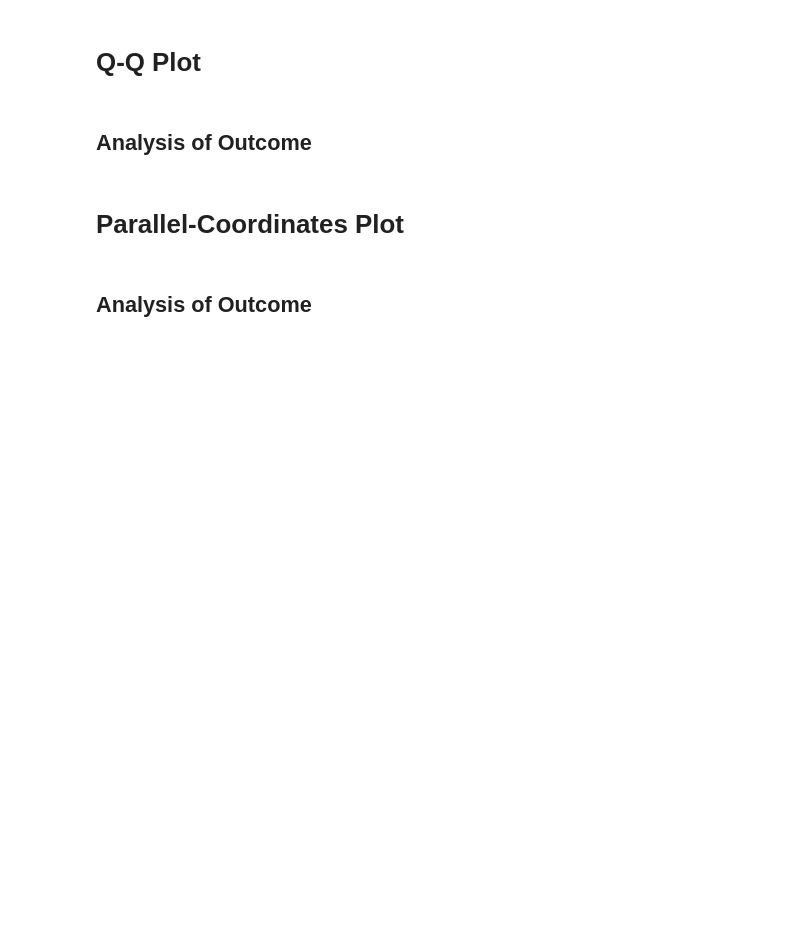
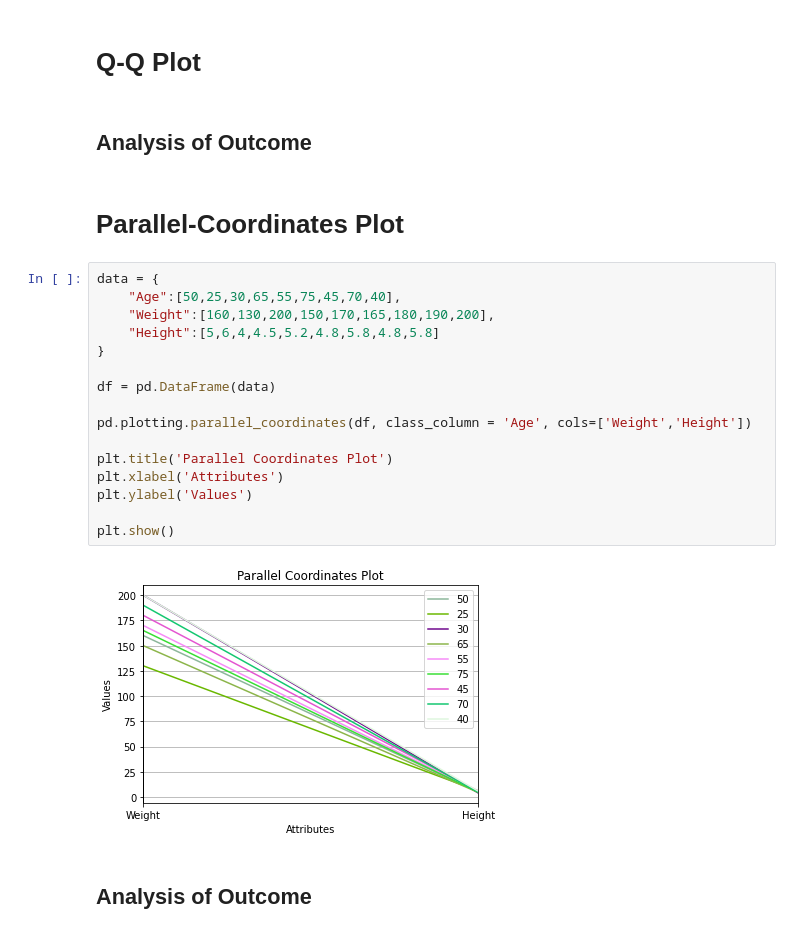
Before and after one commit to CS4510-F-24-NerdsClusters/CS4510-F-24-NerdsClusters, a Jupyter notebook: C2_NerdsClusters.ipynb, the cells around one changed output. Drawn from its saved outputs; the diff is of its cells as text; blank space fills up the shorter version.

Commit message:
Parallel Coordinate Plot

```diff
--- a/C2_NerdsClusters.ipynb
+++ b/C2_NerdsClusters.ipynb
@@ -35,5 +37,23 @@ logger.info('Datasets created!')
 ## Analysis of Outcome
 # %% [markdown]
 # Parallel-Coordinates Plot
+# %%
+data = {
+    "Age":[50,25,30,65,55,75,45,70,40],
+    "Weight":[160,130,200,150,170,165,180,190,200],
+    "Height":[5,6,4,4.5,5.2,4.8,5.8,4.8,5.8]
+}
+
+df = pd.DataFrame(data)
+
+pd.plotting.parallel_coordinates(df, class_column = 'Age', cols=['Weight','Height'])
+
+plt.title('Parallel Coordinates Plot')
+plt.xlabel('Attributes')
+plt.ylabel('Values')
+
+plt.show()
+# %% [output]
+[figure, added]
 # %% [markdown]
 ## Analysis of Outcome
```
Also changed, not shown: parts of 2 cells of this notebook.
